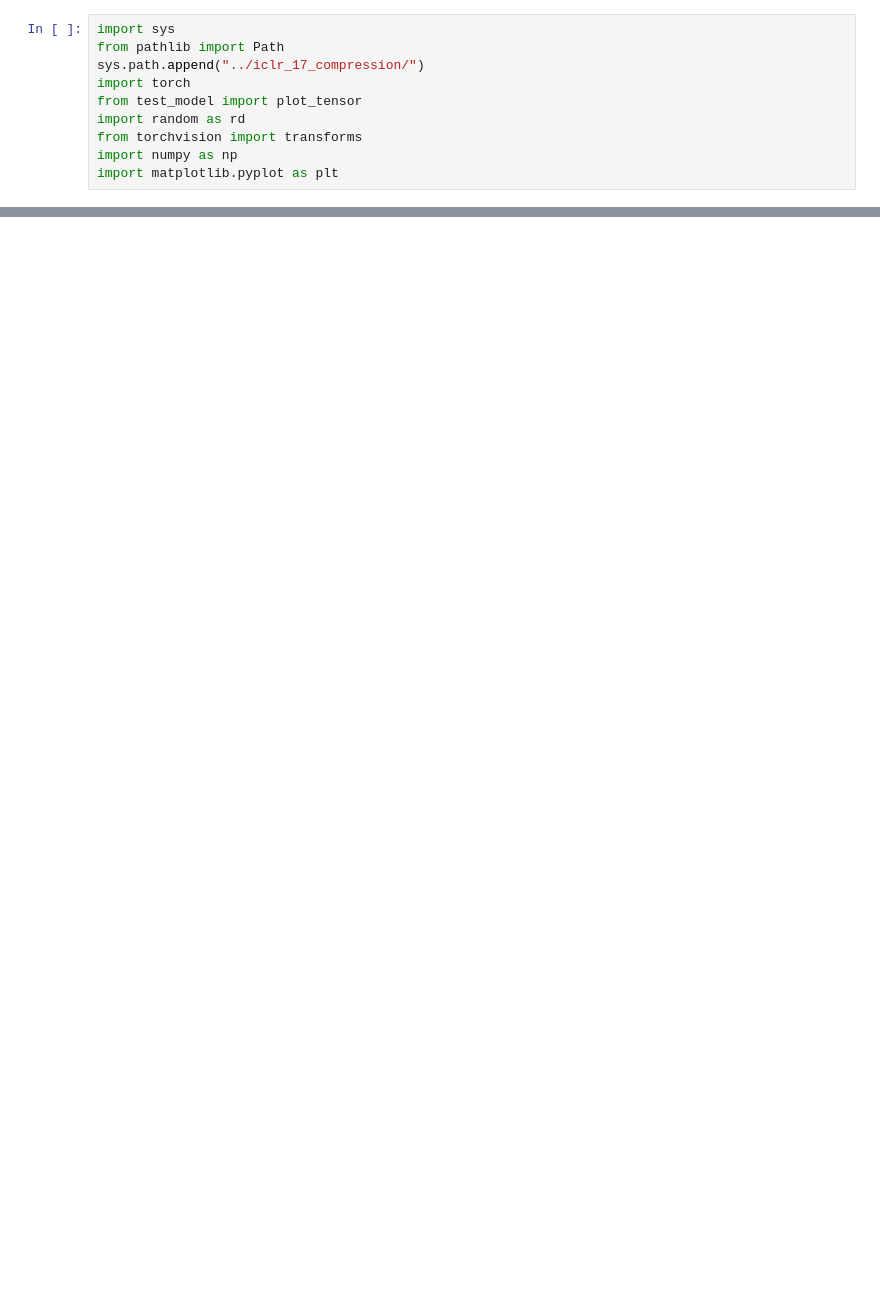
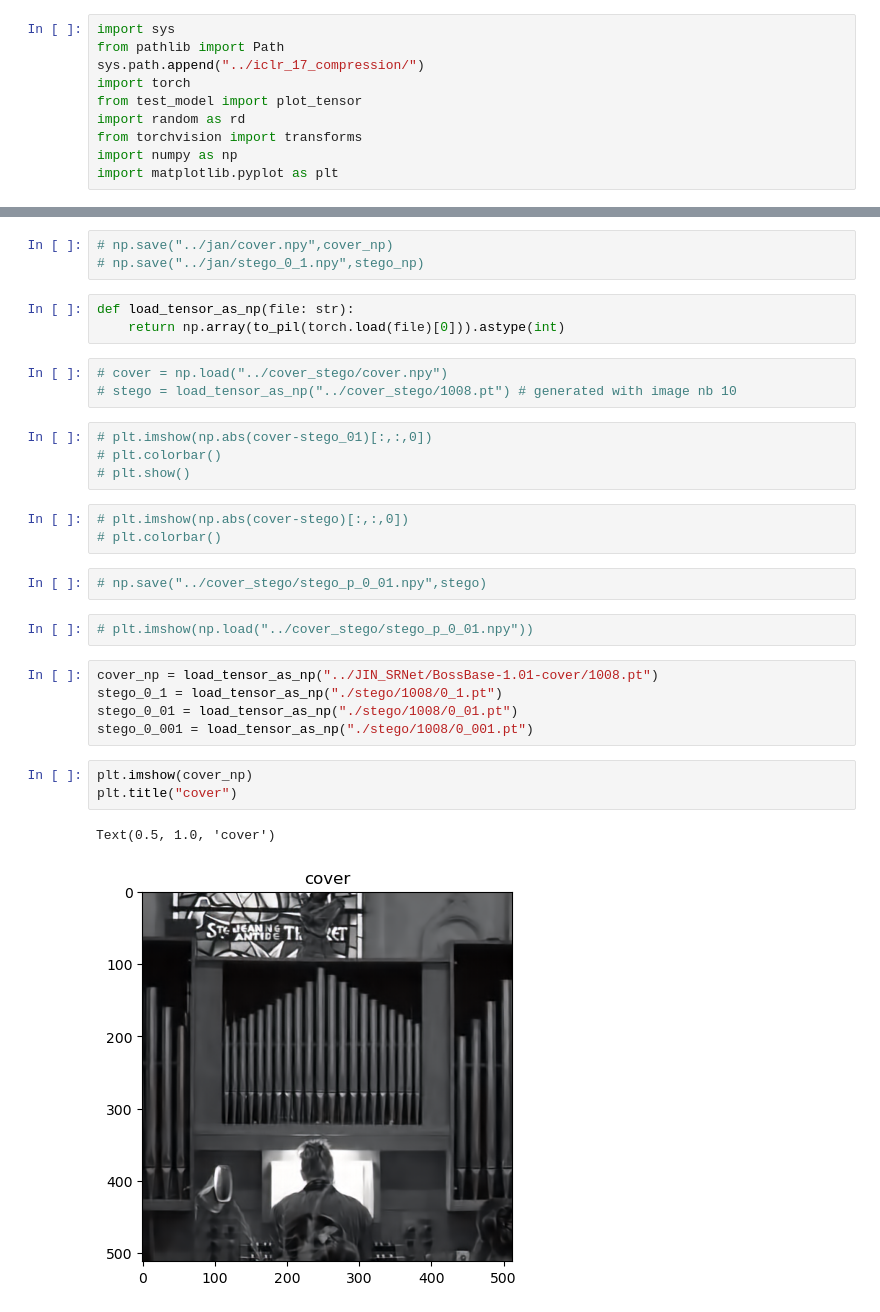
Before and after one commit to LucasSLD/steganography, a Jupyter notebook: misc/load_cover_stego.ipynb, the cells around one changed output, grey strips where cells are left out. Saved outputs shown, nothing was run; the diff lists cells and outputs as text; blank space fills up the shorter version.

```diff
--- a/misc/load_cover_stego.ipynb
+++ b/misc/load_cover_stego.ipynb
@@ -62,0 +50,31 @@ plt.colorbar()
+# %%
+# np.save("../jan/cover.npy",cover_np)
+# np.save("../jan/stego_0_1.npy",stego_np)
+# %%
+def load_tensor_as_np(file: str):
+    return np.array(to_pil(torch.load(file)[0])).astype(int)
+# %%
+# cover = np.load("../cover_stego/cover.npy")
+# stego = load_tensor_as_np("../cover_stego/1008.pt") # generated with image nb 10
+# %%
+# plt.imshow(np.abs(cover-stego_01)[:,:,0])
+# plt.colorbar()
+# plt.show()
+# %%
+# plt.imshow(np.abs(cover-stego)[:,:,0])
+# plt.colorbar()
+# %%
+# np.save("../cover_stego/stego_p_0_01.npy",stego)
+# %%
+# plt.imshow(np.load("../cover_stego/stego_p_0_01.npy"))
+# %%
+cover_np = load_tensor_as_np("../JIN_SRNet/BossBase-1.01-cover/1008.pt")
+stego_0_1 = load_tensor_as_np("./stego/1008/0_1.pt")
+stego_0_01 = load_tensor_as_np("./stego/1008/0_01.pt")
+stego_0_001 = load_tensor_as_np("./stego/1008/0_001.pt")
+# %%
+plt.imshow(cover_np)
+plt.title("cover")
+# %% [output]
+Text(0.5, 1.0, 'cover')
+[figure, added]
```
Also changed, not shown: parts of 9 cells of this notebook, 2 other files.
